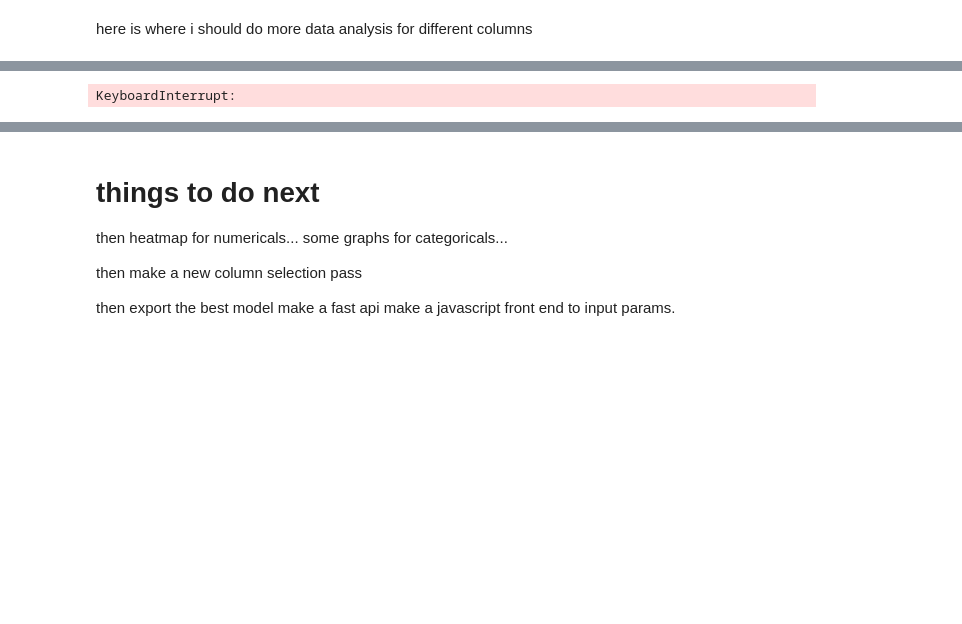
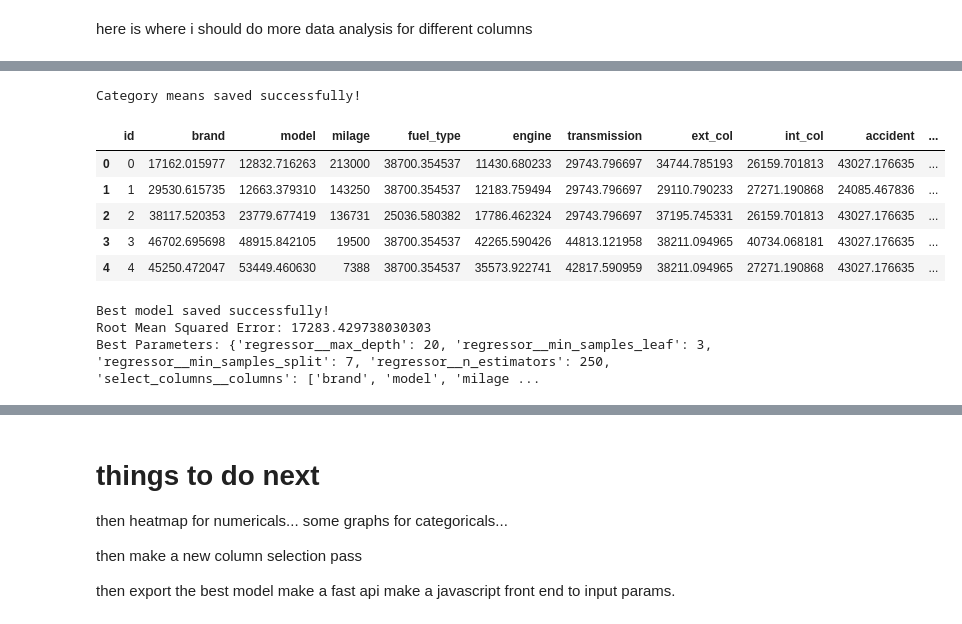
Before and after one commit to DanT52/CarPricePrediction, a Jupyter notebook: notebook.ipynb, the cells around one changed output, grey strips where cells are left out. Drawn from its saved outputs; the diff is of its cells as text; code cells hidden in the pictures; blank space fills up the shorter version.

```diff
--- a/notebook.ipynb
+++ b/notebook.ipynb
@@ -372,3 +394,49 @@ Name: count, dtype: int64
+# %%
+from sklearn.preprocessing import LabelEncoder
+categorical_features = ['brand', 'model', 'fuel_type', 'ext_col', 'int_col', 'accident', 'engine', 'transmission', 'clean_title']
+numerical = ['mileage', 'hp', 'L', 'cylCount', 'trans_speed', 'model_age']
+
+
+category_means = {}
+for cat in categorical_features:
+    # Group by the category and calculate mean price
+    cat_means = df_train.groupby(cat)['price'].mean().to_dict()
+
+    # Add the most common value (mode) for the column as the fallback for unknown categories
+    most_common_value = df_train[cat].mode()[0]  # Get the most common value
+    cat_means['__most_common__'] = cat_means.get(most_common_value, df_train['price'].mean())
+
+    # Save the means for this category
+    category_means[cat] = cat_means
+
+def target_encode_with_saved_means(df, cat_col, means_dict):
+    # Map the categories to their means, using the overall mean for unknown categories
+    most_common = means_dict.get('__most_common__', 0)
+    df[cat_col] = df[cat_col].map(means_dict).fillna(most_common)
+
+for cat in categorical_features:
+    target_encode_with_saved_means(df_test, cat, category_means[cat])
+    target_encode_with_saved_means(df_train, cat, category_means[cat])
+
+
+
+joblib.dump(category_means, 'category_means.pkl')
+
+print("Category means saved successfully!")
+
+
+
+
+# Display the modified DataFrames
+df_train.head()
+# %% [output]
+Category means saved successfully!
+|  | id | brand | model | milage | fuel_type | engine | transmission | ext_col | int_col | accident | ... |
+| 0 | 0 | 17162.015977 | 12832.716263 | 213000 | 38700.354537 | 11430.680233 | 29743.796697 | 34744.785193 | 26159.701813 | 43027.176635 | ... |
+| 1 | 1 | 29530.615735 | 12663.379310 | 143250 | 38700.354537 | 12183.759494 | 29743.796697 | 29110.790233 | 27271.190868 | 24085.467836 | ... |
+| 2 | 2 | 38117.520353 | 23779.677419 | 136731 | 25036.580382 | 17786.462324 | 29743.796697 | 37195.745331 | 26159.701813 | 43027.176635 | ... |
+| 3 | 3 | 46702.695698 | 48915.842105 | 19500 | 38700.354537 | 42265.590426 | 44813.121958 | 38211.094965 | 40734.068181 | 43027.176635 | ... |
+| 4 | 4 | 45250.472047 | 53449.460630 | 7388 | 38700.354537 | 35573.922741 | 42817.590959 | 38211.094965 | 27271.190868 | 43027.176635 | ... |
 # %%
 from sklearn.base import BaseEstimator, TransformerMixin
 # hyper params
@@ -397,8 +465,12 @@ X = df_train.drop(['price', 'id'], axis=1)
 y = df_train['price']
 
 all_columns = [col for col in df_train.columns if col not in ['price', 'id']]
-subset_columns_1 = [col for col in all_columns if 'brand' in col or 'model' in col]
-subset_columns_2 = [col for col in all_columns if col not in ['accident', 'clean_title']]
+subset_columns_1 = [col for col in all_columns if col not in ['L', 'trans_speed', 'cylCount']]
+subset_columns_2 = [col for col in all_columns if col not in ['L', 'trans_speed']]
+subset_columns_3 = [col for col in all_columns if col not in ['L']]
+subset_columns_4 = [col for col in all_columns if col not in ['manual']]
+subset_columns_5 = [col for col in all_columns if col not in ['turbo']]
+
 
 # Define the pipeline
 pipeline = Pipeline([
@@ -408,12 +480,19 @@ pipeline = Pipeline([
 ])
 
 # Define the parameter grid for GridSearchCV
+# param_grid = {
+#     'select_columns__columns': [all_columns, subset_columns_1, subset_columns_2, subset_columns_3, subset_columns_4, subset_columns_5],
+#     'regressor__n_estimators': [100, 200, 250],
+#     'regressor__max_depth': [10, 20, 25],
+#     'regressor__min_samples_split': [2, 5, 7],
+#     'regressor__min_samples_leaf': [1, 2, 3]
+# }
 param_grid = {
-    'select_columns__columns': [all_columns, subset_columns_1, subset_columns_2],
-    'regressor__n_estimators': [100, 200],
-    'regressor__max_depth': [10, 20],
-    'regressor__min_samples_split': [2, 5],
-    'regressor__min_samples_leaf': [1, 2]
+    'select_columns__columns': [all_columns],
+    'regressor__n_estimators': [250],
+    'regressor__max_depth': [20],
+    'regressor__min_samples_split': [7],
+    'regressor__min_samples_leaf': [3]
 }
 
 # Initialize GridSearchCV
@@ -431,13 +510,17 @@ y_pred = best_model.predict(X)
 # Calculate RMSE
 rmse = np.sqrt(mean_squared_error(y, y_pred))
 
+joblib.dump(best_model, 'best_model.pkl')
+print("Best model saved successfully!")
 # Print the RMSE
 print(f'Root Mean Squared Error: {rmse}')
 
 # Print the best parameters
 print(f'Best Parameters: {grid_search.best_params_}')
 # %% [output]
-KeyboardInterrupt:
+Best model saved successfully!
+Root Mean Squared Error: 17283.429738030303
+Best Parameters: {'regressor__max_depth': 20, 'regressor__min_samples_leaf': 3, 'regressor__min_samples_split': 7, 'regressor__n_estimators': 250, 'select_columns__columns': ['brand', 'model', 'milage ...
 # %%
 X_test = df_test.drop('id', axis=1)
 
```
Also changed, not shown: parts of 10 cells of this notebook.
